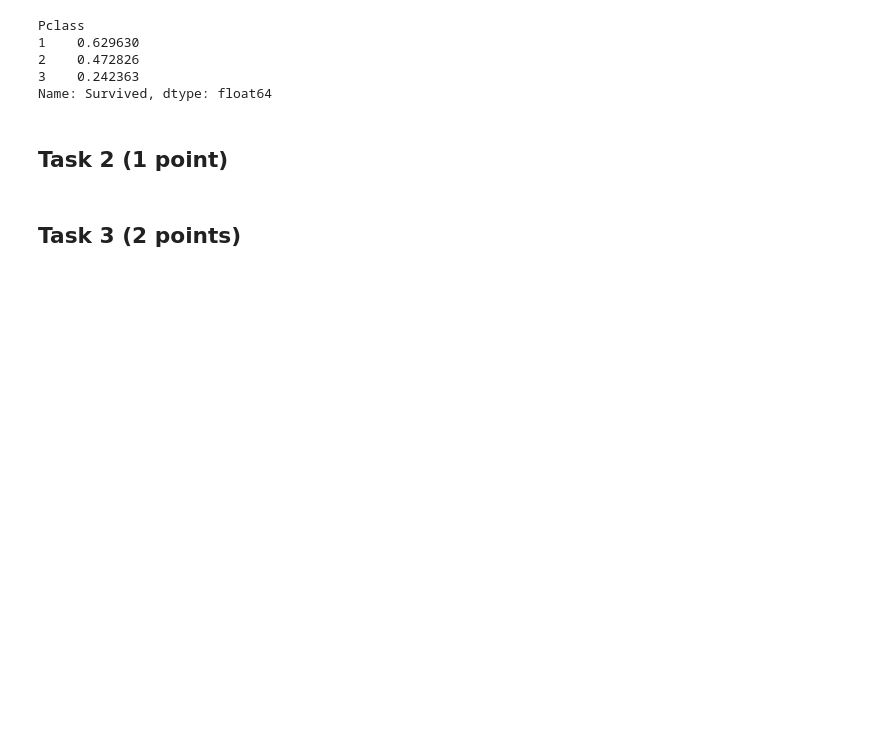
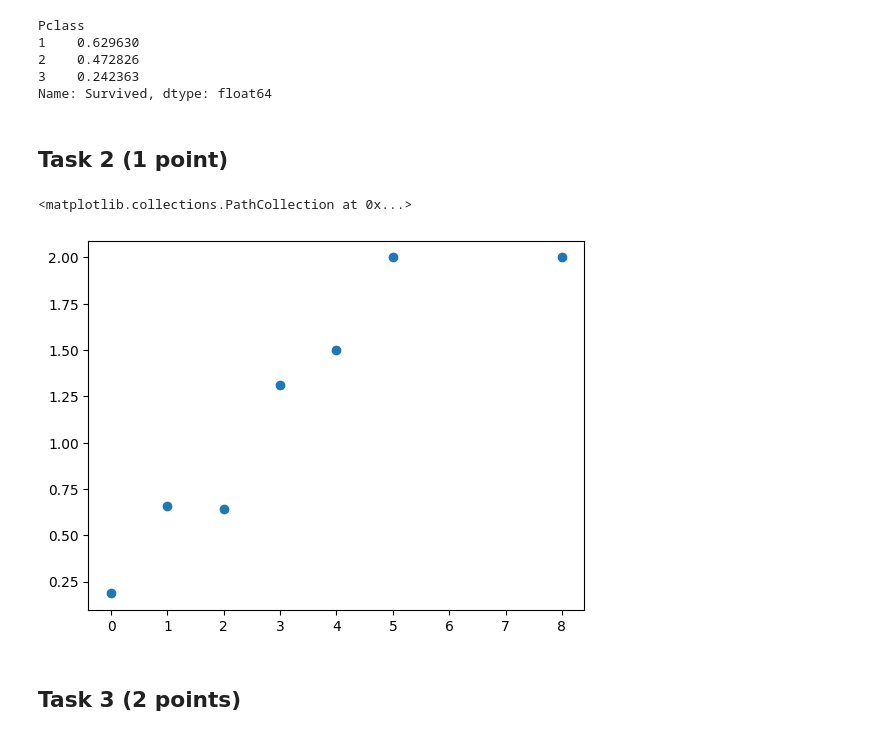
Before and after one commit to sdan2003/-, a Jupyter notebook: 01-intro/DataHandling_HW.ipynb, the cells around one changed output. Drawn from its saved outputs; the diff is of its cells as text; code cells hidden in the pictures; blank space fills up the shorter version.

```diff
--- a/01-intro/DataHandling_HW.ipynb
+++ b/01-intro/DataHandling_HW.ipynb
@@ -69,10 +69,14 @@ Name: Survived, dtype: float64
 # %%
 # Plot the average number of parents onboard (`Parch`) as a function of the
 # number of siblings onboard (`SibSp`)
 
 import matplotlib.pyplot as plt
 
-# <YOUR CODE>
+gr = data.groupby(['SibSp'])
+plt.scatter(gr['SibSp'].mean(), gr['Parch'].mean())
+# %% [output]
+<matplotlib.collections.PathCollection at 0x...>
+[figure, added]
 # %% [markdown]
 ## Task 3 (2 points)
 # %%
```
